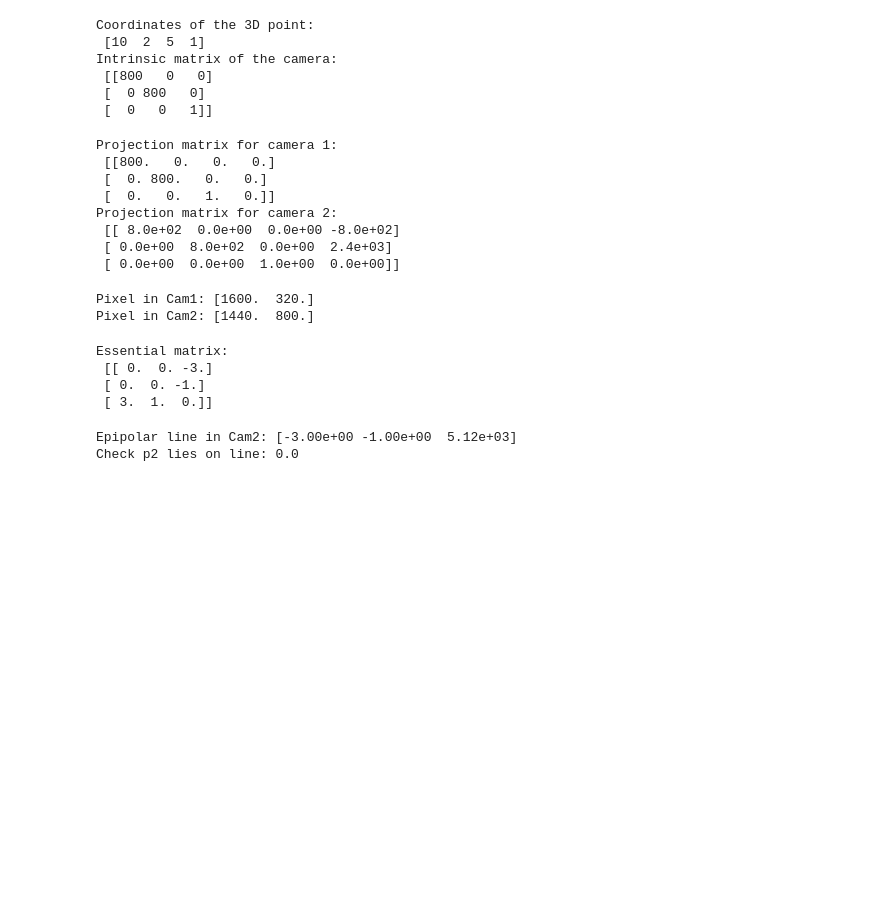
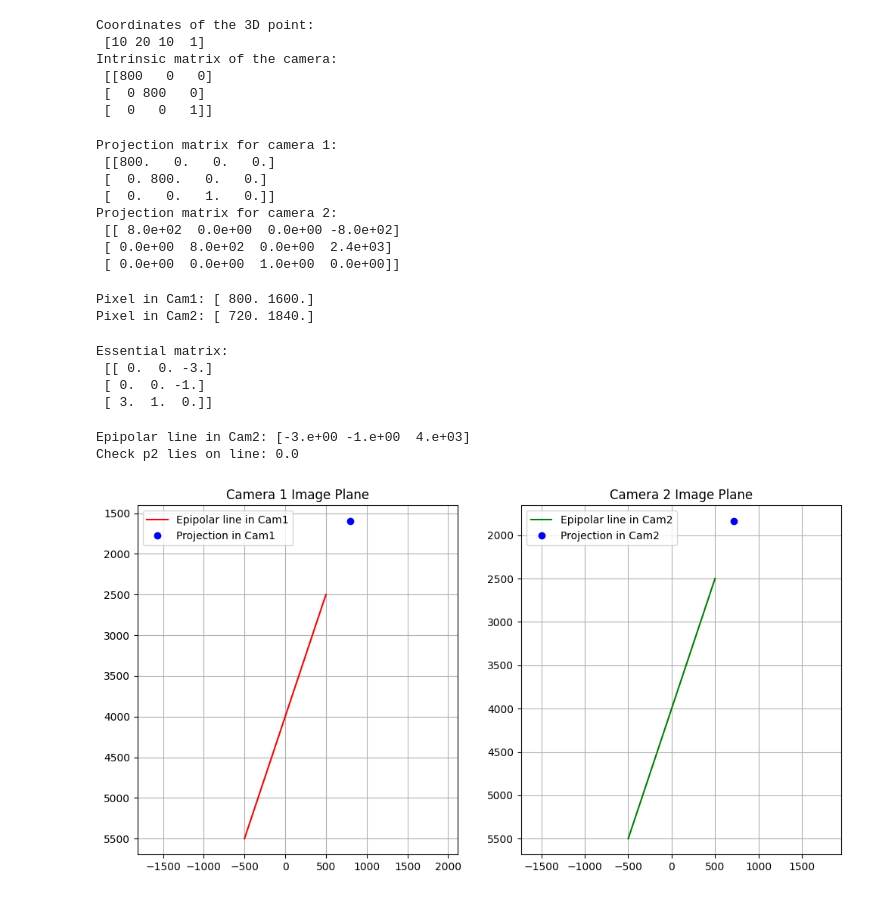
Before and after one commit to Knightrider16/Epipolar_geometry_computer_vision, a Jupyter notebook: main.ipynb, the cells around one changed output. Cells and saved outputs as stored; diff of their text form; code cells hidden in the pictures; blank space fills up the shorter version.

Commit message:
Added plots

```diff
--- a/main.ipynb
+++ b/main.ipynb
@@ -1,7 +1,7 @@
 # %%
 import numpy as np
 
-X = np.array([10, 2, 5, 1])
+X = np.array([10, 20, 10, 1])
 
 K = np.array([[800, 0, 0],
               [0, 800, 0],
@@ -11,7 +11,7 @@ print("Coordinates of the 3D point:\n", X)
 print("Intrinsic matrix of the camera:\n", K)
 # %% [output]
 Coordinates of the 3D point:
- [10  2  5  1]
+ [10 20 10  1]
 Intrinsic matrix of the camera:
  [[800   0   0]
  [  0 800   0]
@@ -46,8 +46,8 @@ x2 = project(P2, X)
 print("Pixel in Cam1:", x1)
 print("Pixel in Cam2:", x2)
 # %% [output]
-Pixel in Cam1: [1600.  320.]
-Pixel in Cam2: [1440.  800.]
+Pixel in Cam1: [ 800. 1600.]
+Pixel in Cam2: [ 720. 1840.]
 # %%
 def hat(v):
     return np.array([[0, -v[2], v[1]],
@@ -72,5 +72,55 @@ p2 = np.array([x2[0], x2[1], 1])
 val = p2 @ l2
 print("Check p2 lies on line:", val)
 # %% [output]
-Epipolar line in Cam2: [-3.00e+00 -1.00e+00  5.12e+03]
+Epipolar line in Cam2: [-3.e+00 -1.e+00  4.e+03]
 Check p2 lies on line: 0.0
+# %%
+import matplotlib.pyplot as plt
+import numpy as np
+
+# Compute epipolar lines
+p1 = np.array([x1[0], x1[1], 1])
+p2 = np.array([x2[0], x2[1], 1])
+
+l2 = E @ p1      # line in cam2 from point in cam1
+l1 = E.T @ p2    # line in cam1 from point in cam2
+
+# Function to compute line points (for plotting)
+def line_points(l, x_range=(-500, 500)):
+    a, b, c = l
+    x_vals = np.linspace(x_range[0], x_range[1], 1000)
+    if abs(b) > 1e-8:
+        y_vals = (-a * x_vals - c) / b
+    else:  # vertical line
+        x_vals = np.full_like(x_vals, -c / a)
+        y_vals = np.linspace(-500, 500, 1000)
+    return x_vals, y_vals
+
+# Get plotting values
+x_vals1, y_vals1 = line_points(l1)
+x_vals2, y_vals2 = line_points(l2)
+
+# ---- Plot both image planes side by side ----
+fig, axes = plt.subplots(1, 2, figsize=(12,6))
+
+# Cam1
+axes[0].plot(x_vals1, y_vals1, 'r-', label="Epipolar line in Cam1")
+axes[0].plot(x1[0], x1[1], 'bo', label="Projection in Cam1")
+axes[0].set_title("Camera 1 Image Plane")
+axes[0].invert_yaxis()
+axes[0].axis("equal")
+axes[0].grid(True)
+axes[0].legend()
+
+# Cam2
+axes[1].plot(x_vals2, y_vals2, 'g-', label="Epipolar line in Cam2")
+axes[1].plot(x2[0], x2[1], 'bo', label="Projection in Cam2")
+axes[1].set_title("Camera 2 Image Plane")
+axes[1].invert_yaxis()
+axes[1].axis("equal")
+axes[1].grid(True)
+axes[1].legend()
+
+plt.show()
+# %% [output]
+[figure, added]
```
